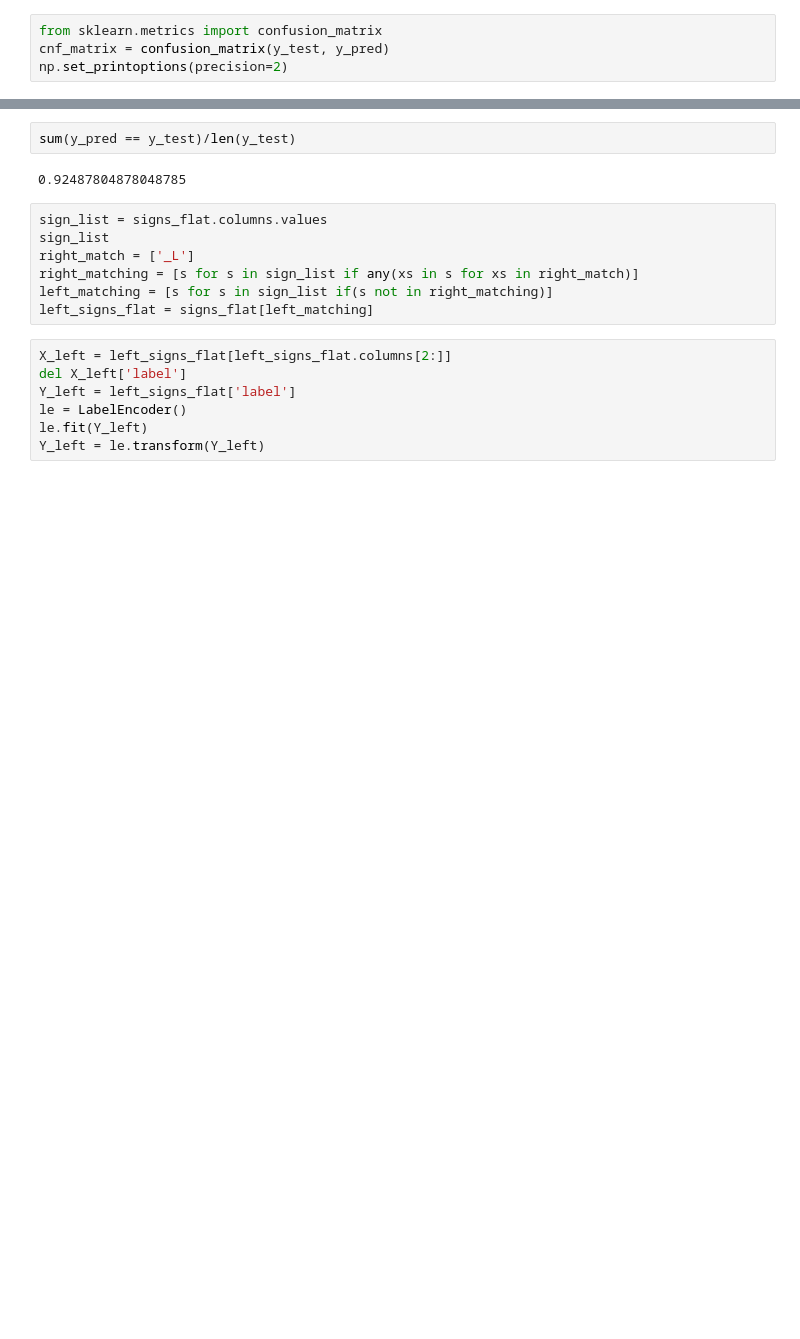
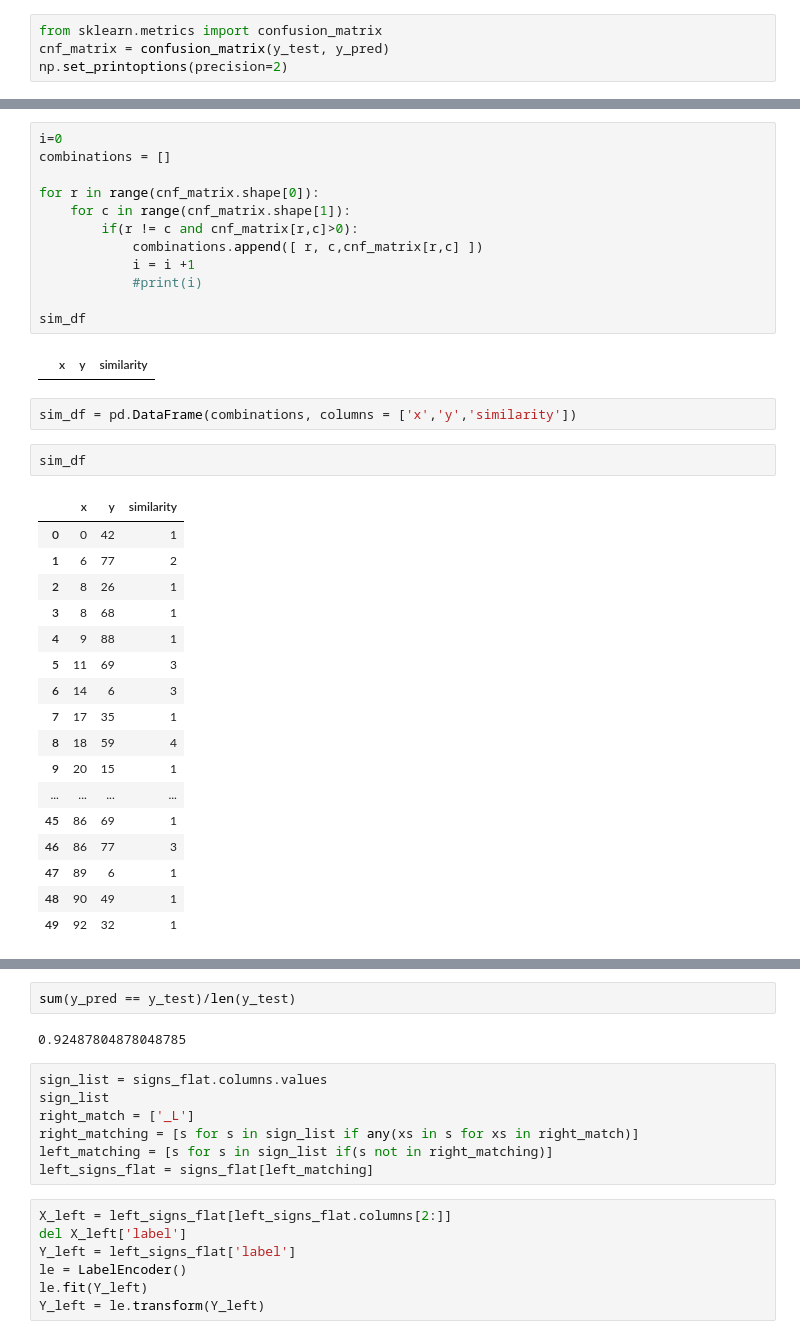
Before and after one commit to anurag-gandhi/Machine-Learning-Course-Project, a Jupyter notebook: Charu - try 1.ipynb, the cells around one changed output, grey strips where cells are left out. Cells and saved outputs as stored; diff of their text form; blank space fills up the shorter version.

```diff
--- a/Charu - try 1.ipynb
+++ b/Charu - try 1.ipynb
@@ -200,0 +154,36 @@ Confusion matrix, without normalization
+# %%
+i=0
+combinations = []
+
+for r in range(cnf_matrix.shape[0]):
+    for c in range(cnf_matrix.shape[1]):
+        if(r != c and cnf_matrix[r,c]>0):
+            combinations.append([ r, c,cnf_matrix[r,c] ])
+            i = i +1
+            #print(i)
+
+sim_df
+# %% [output]
+|  | x | y | similarity |
+# %%
+sim_df = pd.DataFrame(combinations, columns = ['x','y','similarity'])
+# %%
+sim_df
+# %% [output]
+|  | x | y | similarity |
+| 0 | 0 | 42 | 1 |
+| 1 | 6 | 77 | 2 |
+| 2 | 8 | 26 | 1 |
+| 3 | 8 | 68 | 1 |
+| 4 | 9 | 88 | 1 |
+| 5 | 11 | 69 | 3 |
+| 6 | 14 | 6 | 3 |
+| 7 | 17 | 35 | 1 |
+| 8 | 18 | 59 | 4 |
+| 9 | 20 | 15 | 1 |
+| ... | ... | ... | ... |
+| 45 | 86 | 69 | 1 |
+| 46 | 86 | 77 | 3 |
+| 47 | 89 | 6 | 1 |
+| 48 | 90 | 49 | 1 |
+| 49 | 92 | 32 | 1 |
```
Also changed, not shown: parts of 6 cells of this notebook, 2 other files.
